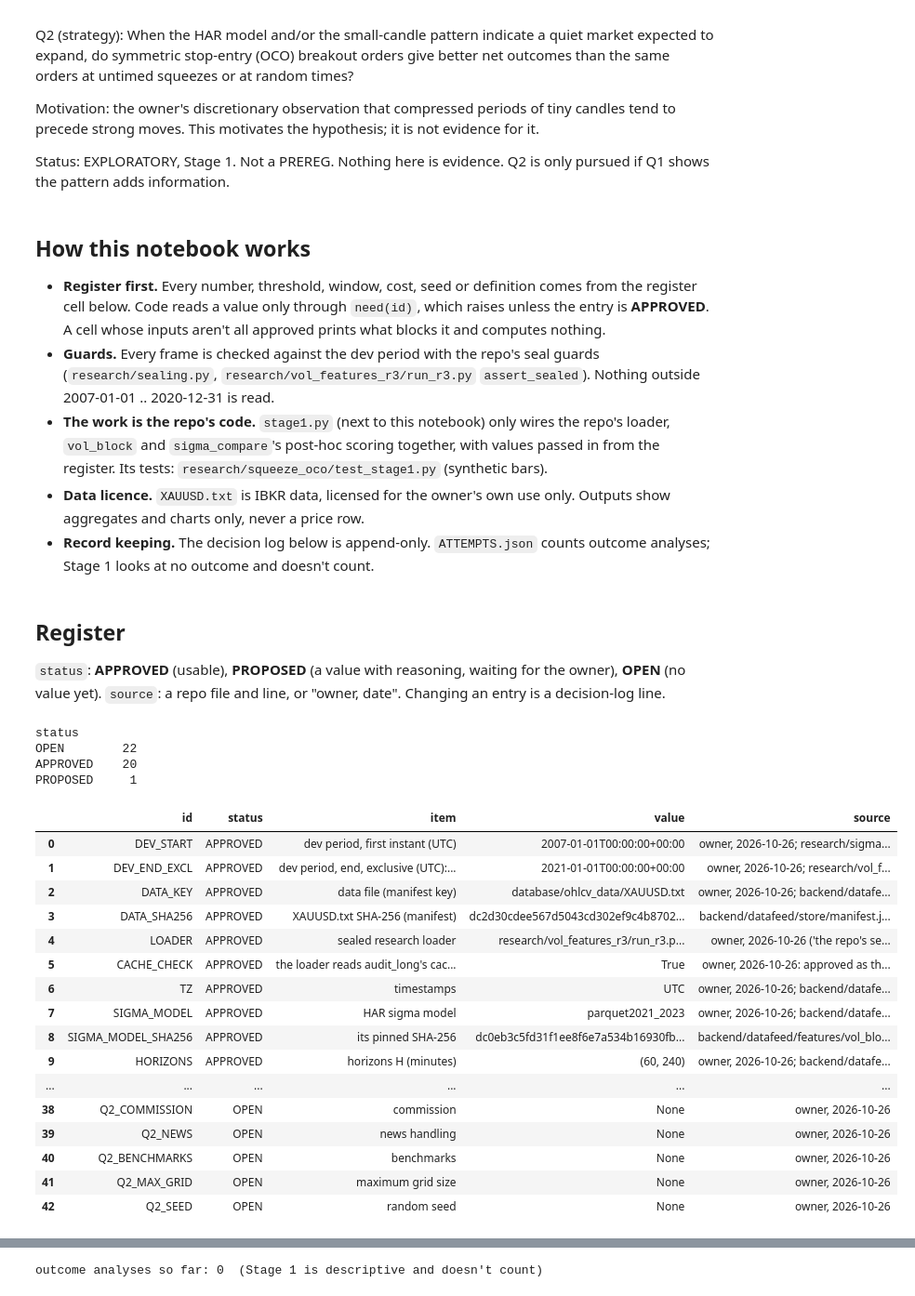
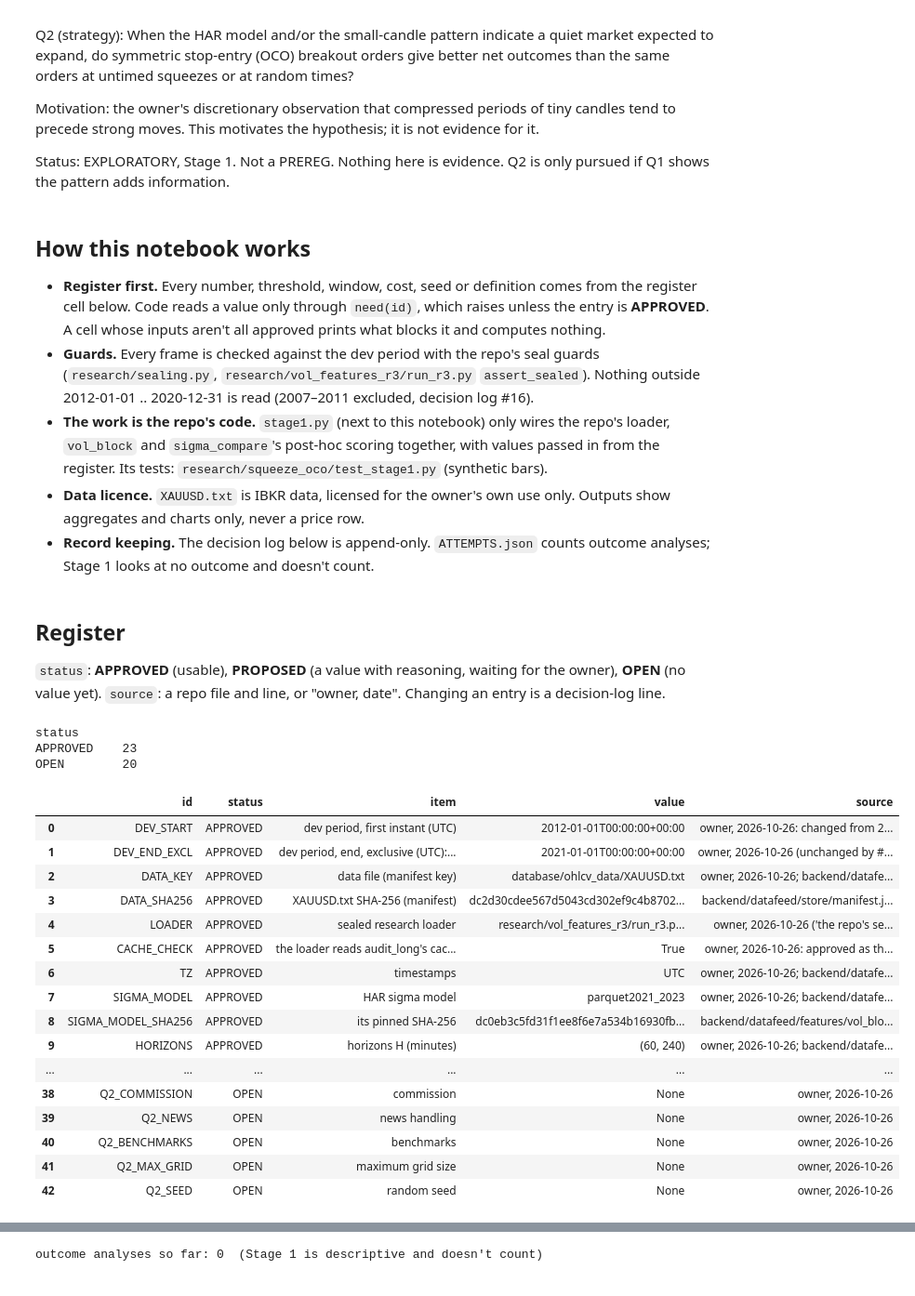
Before and after one commit to QBKFD/OPARLI-LLM-FORWARD, a Jupyter notebook: research/squeeze_oco/01_vol_state.ipynb, the cells around one changed output, grey strips where cells are left out. Shown at 93% size. Cells and saved outputs as stored; diff of their text form; code cells hidden in the pictures.

```diff
--- a/research/squeeze_oco/01_vol_state.ipynb
+++ b/research/squeeze_oco/01_vol_state.ipynb
@@ -24,7 +24,8 @@ Q2 is only pursued if Q1 shows the pattern adds information.
   Code reads a value only through `need(id)`, which raises unless the entry is **APPROVED**. A cell whose inputs aren't
   all approved prints what blocks it and computes nothing.
 - **Guards.** Every frame is checked against the dev period with the repo's seal guards (`research/sealing.py`,
-  `research/vol_features_r3/run_r3.py` `assert_sealed`). Nothing outside 2007-01-01 .. 2020-12-31 is read.
+  `research/vol_features_r3/run_r3.py` `assert_sealed`). Nothing outside 2012-01-01 .. 2020-12-31 is read
+  (2007–2011 excluded, decision log #16).
 - **The work is the repo's code.** `stage1.py` (next to this notebook) only wires the repo's loader, `vol_block`
   and `sigma_compare`'s post-hoc scoring together, with values passed in from the register. Its tests:
   `research/squeeze_oco/test_stage1.py` (synthetic bars).
@@ -54,10 +55,11 @@ pd.set_option("display.width", 250, "display.max_columns", 40, "display.max_rows
 OWNER = "owner, 2026-10-26"
 REGISTER = [
     # --- APPROVED: data, period, model (owner, with the repo source of each value) ---
-    dict(id="DEV_START", item="dev period, first instant (UTC)", value="2007-01-01T00:00:00+00:00", status="APPROVED",
-         source=f"{OWNER}; research/sigma_compare/run_sigma.py:54 (CONF load_start); research/vol_features_r3/run_r3.py:89 (load_conf start)"),
+    dict(id="DEV_START", item="dev period, first instant (UTC)", value="2012-01-01T00:00:00+00:00", status="APPROVED",
+         source=f"{OWNER}: changed from 2007-01-01 (decision log #16). 2007-2011 excluded: a different feed/session convention "
+                "(24 h, trading on holidays, Friday-evening bars), seen in the data check run on 2007-2020 at commit 338c180"),
     dict(id="DEV_END_EXCL", item="dev period, end, exclusive (UTC): data through 2020-12-31", value="2021-01-01T00:00:00+00:00",
-         status="APPROVED", source=f"{OWNER}; research/vol_features_r3/run_r3.py:36 (CONF_END); research/sigma_compare/run_sigma.py:56"),
+         status="APPROVED", source=f"{OWNER} (unchanged by #16); research/vol_features_r3/run_r3.py:36 (CONF_END); research/sigma_compare/run_sigma.py:56"),
     dict(id="DATA_KEY", item="data file (manifest key)", value="database/ohlcv_data/XAUUSD.txt", status="APPROVED",
          source=f"{OWNER}; backend/datafeed/store/manifest.json:5"),
     dict(id="DATA_SHA256", item="XAUUSD.txt SHA-256 (manifest)", value="dc2d30cdee567d5043cd302ef9c4b87022d4145534fe0375dc116ae5c8dabfb9",
@@ -88,7 +90,7 @@ REGISTER = [
          source=f"{OWNER} ('with the method from the sigma_compare study'); research/sigma_compare/POSTHOC.md:50-56; "
                 "research/sigma_compare/posthoc.py:46-72"),
     dict(id="CALIB_COVERAGE", item="a window's RV counts only with >= this share of its H returns (part of CALIB_METHOD)",
-         value=0.90, status="APPROVED", source="research/sigma_compare/run_sigma.py:40 (COVERAGE), used by build_context"),
+         value=0.90, status="APPROVED", source="research/sigma_compare/run_sigma.py:39 (COVERAGE), used by build_context (:178)"),
     dict(id="CALIB_GROUPS", item="calibration reported", value=("all", "year"), status="APPROVED", source=f"{OWNER} ('overall and by year')"),
     # --- APPROVED 2026-10-26: Stage 1 grid and description (were PROPOSED) ---
     dict(id="EVAL_GRID", item="evaluation grid", value="every hourly label of vol_block.transform in the dev period (the close "
@@ -103,22 +105,23 @@ REGISTER = [
     dict(id="DESCRIBE_HOUR", item="'hour of day' in step 3", value="UTC hour of the label (the end of the hour the state describes)",
          status="APPROVED", source=f"{OWNER}: approved, with a note in the output that sessions shift by one UTC hour with DST (decision log #9). Reasoning: TZ is UTC (register); the label is the time the state is known (vol_block.py:25-31)"),
     # --- OPEN / PROPOSED: Stage 1 ---
-    dict(id="L_TERCILES", item="L tercile cut-offs", value=None, status="OPEN",
-         source=f"{OWNER}: stays OPEN (decision log #12). Not defined on main (docs/DECISIONS.md:265). PR #42's candidate "
-                "(feat/sigma-now: backend/datafeed/features/models/l_terciles_parquet2021_2023_v1.json) was computed on the "
-                "HAR model's training window, hourly labels 2021-01-03 23:00 .. 2023-12-29 21:59 UTC of the clean parquet "
-                "(17,711 labels), not on this dev period. Not used by any Stage 1 cell"),
+    dict(id="L_TERCILES", item="L tercile cut-offs (q1, q2): calm L < q1 <= normal < q2 <= stressed",
+         value=(-0.4144399979178456, -0.018438540066194775), status="APPROVED",
+         source=f"{OWNER}: approved as PR #42's candidate (decision log #19). feat/sigma-now:"
+                "backend/datafeed/features/models/l_terciles_parquet2021_2023_v1.json:6-7 (q1, q2), :9 (SHA-256 6ad57b6d...), "
+                ":10-11 (HAR training window 2021-01-03 23:00 .. 2023-12-29 21:59 UTC), :5 (17,711 labels). Not used by any Stage 1 cell"),
     # --- data check before steps 2-4 (owner, 2026-10-26) ---
     dict(id="DATA_CHECK", item="per year: where the daily break falls in UTC; bars on 1 Jan, 25 Dec, Good Friday; median "
          "bars per trading day", value="trade date = audit_long.session_date (18:00 New York opens the next date); season = "
          "audit_long.us_dst; break = minutes from a Mon-Thu trade date's last bar to the next trade date's first bar (its mode "
          "and share), and the modal UTC clock time of each trade date's last and first bar; holidays by UTC calendar date, "
          "Good Friday from pandas.tseries.holiday.GoodFriday; median bars over Mon-Fri trade dates", status="APPROVED",
-         source=f"{OWNER} (the check's content, decision log #11); its measures as written by Claude from the repo's "
-                "definitions (decision log #13, owner to confirm): research/vol_features_r2/audit_long.py:64-74"),
+         source=f"{OWNER} (the check's content, decision log #11; its measures, #13, confirmed by the owner, #17); "
+                "research/vol_features_r2/audit_long.py:64-74"),
     dict(id="DATA_CHECK_ACCEPTED", item="the owner's decision on the data check's result (how 2007-2011, 2012-2014 and "
-         "2015-2020 are treated) before steps 2-4", value=None, status="OPEN",
-         source=f"{OWNER} ('If 2007-2010 differ from 2011+ ... report it and stop; don't adjust anything without my decision')"),
+         "2015-2020 are treated) before steps 2-4", value="2007-2011 excluded (DEV_START = 2012-01-01); the one-minute "
+         "break difference between 2012-2014 and 2015-2020 accepted as cosmetic", status="APPROVED",
+         source=f"{OWNER} (decision log #16)"),
     # --- OPEN / PROPOSED: Q1 ---
     dict(id="Q1_TIMEFRAME", item="candle timeframe (15 or 30 min)", value=None, status="OPEN", source=f"{OWNER}"),
     dict(id="Q1_SMALL_DEF", item="a 'small' candle: range relative to sigma", value=None, status="OPEN", source=f"{OWNER}"),
@@ -127,7 +130,7 @@ REGISTER = [
     dict(id="Q1_SCORING", item="how Q1 is scored against HAR", value="sigma_compare's method: on the same valid, non-crossing "
          "rows, QLIKE of HAR's h against the same HAR with the pattern added, walk-forward with a 24 h embargo; Diebold-Mariano "
          "with Newey-West lag 8 (60 min) and BH q 0.05 across the cells; also mean RV/h and RMS z per pattern state",
-         status="PROPOSED", source="reasoning: Q1 asks whether the pattern adds information beyond HAR's forecast of the move's "
+         status="APPROVED", source=f"{OWNER}: approved (decision log #18). Reasoning: Q1 asks whether the pattern adds information beyond HAR's forecast of the move's "
                                    "size, which is what QLIKE on RV scores (research/sigma_compare/REPORT.md:12-22; "
                                    "run_sigma.py:39-46, 207-222, 402-428); NW lag and BH q as there. Lag for 240 min is part of the proposal to decide"),
     # --- OPEN: Q2 ---
@@ -141,38 +144,37 @@ REGISTER = [
 ]
 _REG = {r["id"]: r for r in REGISTER}
 assert len(_REG) == len(REGISTER), "duplicate register id"
 
 
 class RegisterError(RuntimeError):
     pass
 
 
 def need(id_):
     """The value of an APPROVED register entry; raises otherwise."""
     if id_ not in _REG:
         raise RegisterError(f"{id_}: not in the register")
     r = _REG[id_]
     if r["status"] != "APPROVED":
         raise RegisterError(f"{id_} is {r['status']}: {r['item']} (value {r['value']!r}; {r['source']})")
     return r["value"]
 
 
 def blocked(*ids):
     """The ids among these that aren't APPROVED."""
     return [i for i in ids if _REG[i]["status"] != "APPROVED"]
 
 
 reg = pd.DataFrame(REGISTER)[["id", "status", "item", "value", "source"]]
 print(reg["status"].value_counts().to_string())
 reg
 # %% [output]
 status
-OPEN        22
-APPROVED    20
-PROPOSED     1
+APPROVED    23
+OPEN        20
 |  | id | status | item | value | source |
-| 0 | DEV_START | APPROVED | dev period, first instant (UTC) | 2007-01-01T00:00:00+00:00 | owner, 2026-10-26; research/sigma... |
-| 1 | DEV_END_EXCL | APPROVED | dev period, end, exclusive (UTC):... | 2021-01-01T00:00:00+00:00 | owner, 2026-10-26; research/vol_f... |
+| 0 | DEV_START | APPROVED | dev period, first instant (UTC) | 2012-01-01T00:00:00+00:00 | owner, 2026-10-26: changed from 2... |
+| 1 | DEV_END_EXCL | APPROVED | dev period, end, exclusive (UTC):... | 2021-01-01T00:00:00+00:00 | owner, 2026-10-26 (unchanged by #... |
 | 2 | DATA_KEY | APPROVED | data file (manifest key) | database/ohlcv_data/XAUUSD.txt | owner, 2026-10-26; backend/datafe... |
 | 3 | DATA_SHA256 | APPROVED | XAUUSD.txt SHA-256 (manifest) | dc2d30cdee567d5043cd302ef9c4b8702... | backend/datafeed/store/manifest.j... |
 | 4 | LOADER | APPROVED | sealed research loader | research/vol_features_r3/run_r3.p... | owner, 2026-10-26 ('the repo's se... |
```
Also changed, not shown: parts of 15 cells of this notebook, 7 other files.
